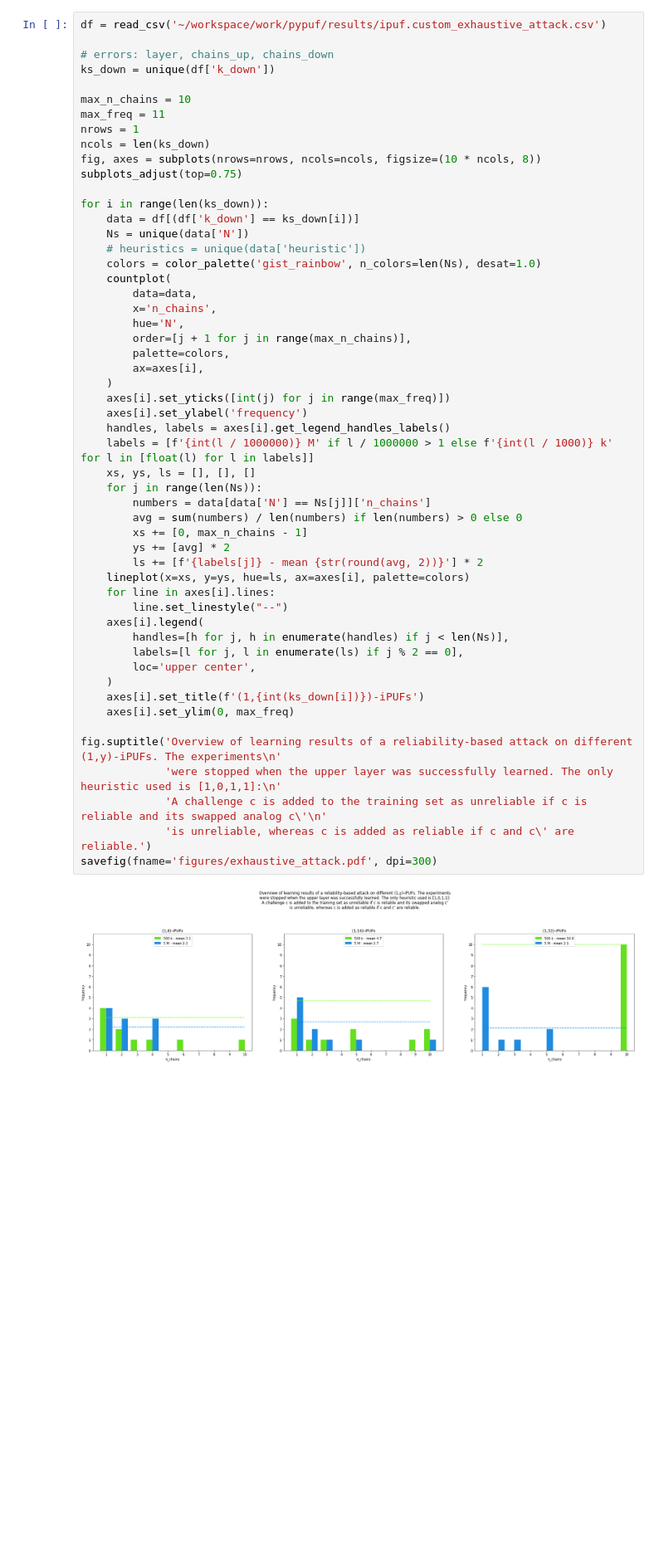
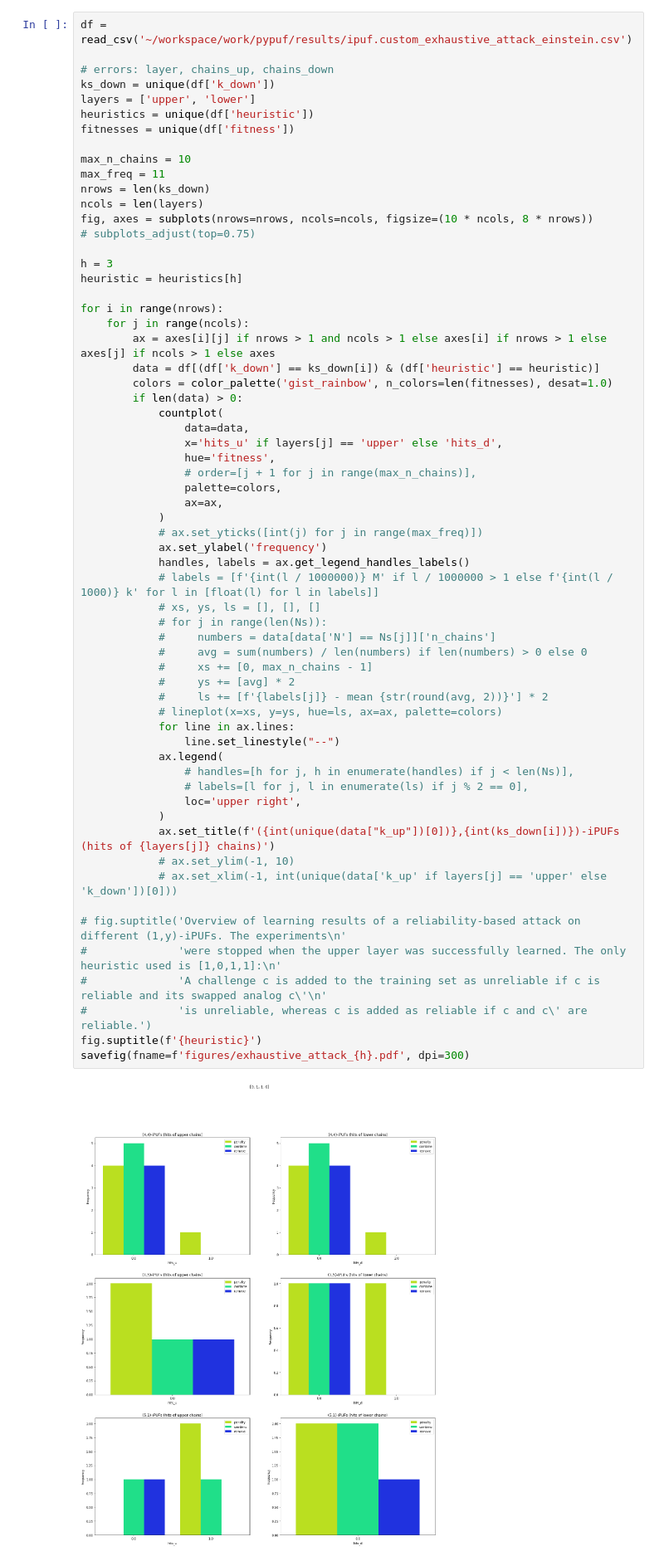
Before and after one commit to nils-wisiol/pypuf, a Jupyter notebook: visualize_custom_layer_attack_statistics.ipynb, the cells around one changed output. Shown at 83% size. Cells and saved outputs as stored; diff of their text form; blank space fills up the shorter version.

Commit message:
change plotting for fitness comparison

```diff
--- a/visualize_custom_layer_attack_statistics.ipynb
+++ b/visualize_custom_layer_attack_statistics.ipynb
@@ -214,57 +214,66 @@ savefig(fname='figures/rel-based_attack_on_ipuf_layer_chains_measures.pdf', dpi=
 NameError: name 'data' is not defined
 [figure]
 # %%
-df = read_csv('~/workspace/work/pypuf/results/ipuf.custom_exhaustive_attack.csv')
+df = read_csv('~/workspace/work/pypuf/results/ipuf.custom_exhaustive_attack_einstein.csv')
 
 # errors: layer, chains_up, chains_down
 ks_down = unique(df['k_down'])
+layers = ['upper', 'lower']
+heuristics = unique(df['heuristic'])
+fitnesses = unique(df['fitness'])
 
 max_n_chains = 10
 max_freq = 11
-nrows = 1
-ncols = len(ks_down)
-fig, axes = subplots(nrows=nrows, ncols=ncols, figsize=(10 * ncols, 8))
-subplots_adjust(top=0.75)
+nrows = len(ks_down)
+ncols = len(layers)
+fig, axes = subplots(nrows=nrows, ncols=ncols, figsize=(10 * ncols, 8 * nrows))
+# subplots_adjust(top=0.75)
 
-for i in range(len(ks_down)):
-    data = df[(df['k_down'] == ks_down[i])]
-    Ns = unique(data['N'])
-    # heuristics = unique(data['heuristic'])
-    colors = color_palette('gist_rainbow', n_colors=len(Ns), desat=1.0)
-    countplot(
-        data=data,
-        x='n_chains',
-        hue='N',
-        order=[j + 1 for j in range(max_n_chains)],
-        palette=colors,
-        ax=axes[i],
-    )
-    axes[i].set_yticks([int(j) for j in range(max_freq)])
-    axes[i].set_ylabel('frequency')
-    handles, labels = axes[i].get_legend_handles_labels()
-    labels = [f'{int(l / 1000000)} M' if l / 1000000 > 1 else f'{int(l / 1000)} k' for l in [float(l) for l in labels]]
-    xs, ys, ls = [], [], []
-    for j in range(len(Ns)):
-        numbers = data[data['N'] == Ns[j]]['n_chains']
-        avg = sum(numbers) / len(numbers) if len(numbers) > 0 else 0
-        xs += [0, max_n_chains - 1]
-        ys += [avg] * 2
-        ls += [f'{labels[j]} - mean {str(round(avg, 2))}'] * 2
-    lineplot(x=xs, y=ys, hue=ls, ax=axes[i], palette=colors)
-    for line in axes[i].lines:
-        line.set_linestyle("--")
-    axes[i].legend(
-        handles=[h for j, h in enumerate(handles) if j < len(Ns)],
-        labels=[l for j, l in enumerate(ls) if j % 2 == 0],
-        loc='upper center',
-    )
-    axes[i].set_title(f'(1,{int(ks_down[i])})-iPUFs')
-    axes[i].set_ylim(0, max_freq)
+h = 3
+heuristic = heuristics[h]
 
-fig.suptitle('Overview of learning results of a reliability-based attack on different (1,y)-iPUFs. The experiments\n'
-             'were stopped when the upper layer was successfully learned. The only heuristic used is [1,0,1,1]:\n'
-             'A challenge c is added to the training set as unreliable if c is reliable and its swapped analog c\'\n'
-             'is unreliable, whereas c is added as reliable if c and c\' are reliable.')
-savefig(fname='figures/exhaustive_attack.pdf', dpi=300)
+for i in range(nrows):
+    for j in range(ncols):
+        ax = axes[i][j] if nrows > 1 and ncols > 1 else axes[i] if nrows > 1 else axes[j] if ncols > 1 else axes
+        data = df[(df['k_down'] == ks_down[i]) & (df['heuristic'] == heuristic)]
+        colors = color_palette('gist_rainbow', n_colors=len(fitnesses), desat=1.0)
+        if len(data) > 0:
+            countplot(
+                data=data,
+                x='hits_u' if layers[j] == 'upper' else 'hits_d',
+                hue='fitness',
+                # order=[j + 1 for j in range(max_n_chains)],
+                palette=colors,
+                ax=ax,
+            )
+            # ax.set_yticks([int(j) for j in range(max_freq)])
+            ax.set_ylabel('frequency')
+            handles, labels = ax.get_legend_handles_labels()
+            # labels = [f'{int(l / 1000000)} M' if l / 1000000 > 1 else f'{int(l / 1000)} k' for l in [float(l) for l in labels]]
+            # xs, ys, ls = [], [], []
+            # for j in range(len(Ns)):
+            #     numbers = data[data['N'] == Ns[j]]['n_chains']
+            #     avg = sum(numbers) / len(numbers) if len(numbers) > 0 else 0
+            #     xs += [0, max_n_chains - 1]
+            #     ys += [avg] * 2
+            #     ls += [f'{labels[j]} - mean {str(round(avg, 2))}'] * 2
+            # lineplot(x=xs, y=ys, hue=ls, ax=ax, palette=colors)
+            for line in ax.lines:
+                line.set_linestyle("--")
+            ax.legend(
+                # handles=[h for j, h in enumerate(handles) if j < len(Ns)],
+                # labels=[l for j, l in enumerate(ls) if j % 2 == 0],
+                loc='upper right',
+            )
+            ax.set_title(f'({int(unique(data["k_up"])[0])},{int(ks_down[i])})-iPUFs (hits of {layers[j]} chains)')
+            # ax.set_ylim(-1, 10)
+            # ax.set_xlim(-1, int(unique(data['k_up' if layers[j] == 'upper' else 'k_down'])[0]))
+
+# fig.suptitle('Overview of learning results of a reliability-based attack on different (1,y)-iPUFs. The experiments\n'
+#              'were stopped when the upper layer was successfully learned. The only heuristic used is [1,0,1,1]:\n'
+#              'A challenge c is added to the training set as unreliable if c is reliable and its swapped analog c\'\n'
+#              'is unreliable, whereas c is added as reliable if c and c\' are reliable.')
+fig.suptitle(f'{heuristic}')
+savefig(fname=f'figures/exhaustive_attack_{h}.pdf', dpi=300)
 # %% [output]
-[figure, old version]
+[figure, new version]
```
